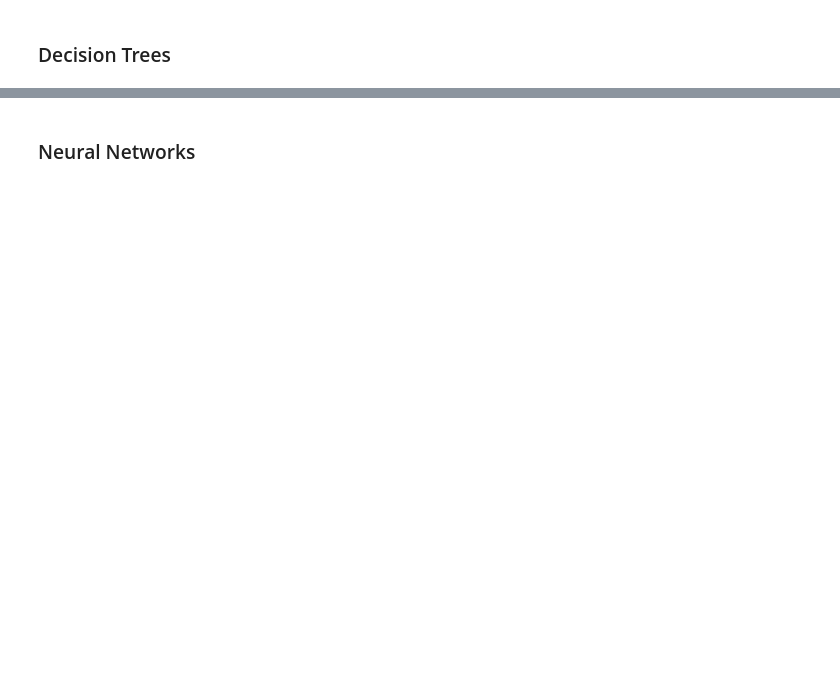
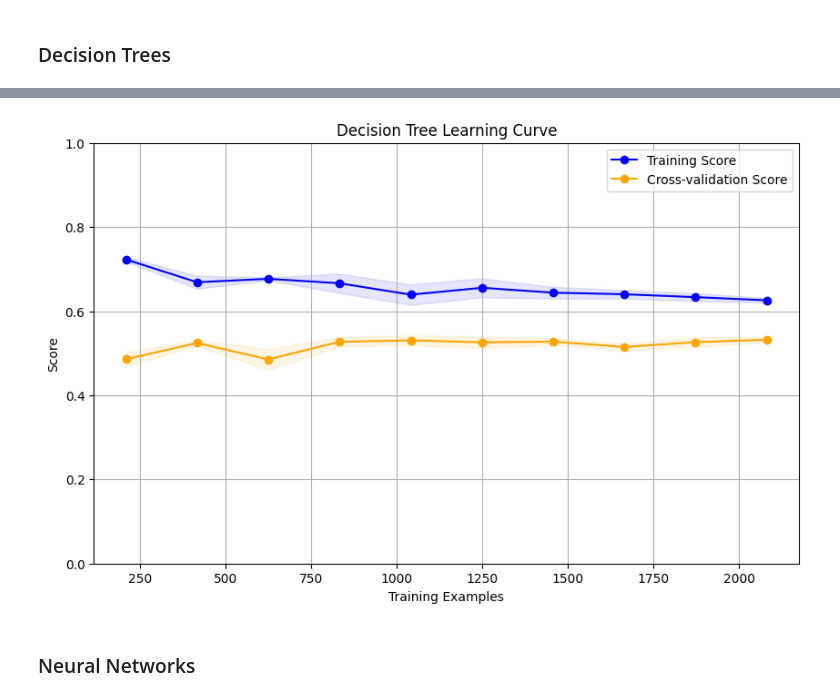
Before and after one commit to AmasiaNalbandian/MachineLearning, a Jupyter notebook: ChurnersNotebook.ipynb, the cells around one changed output, grey strips where cells are left out. Drawn from its saved outputs; the diff is of its cells as text; code cells hidden in the pictures; blank space fills up the shorter version.

```diff
--- a/ChurnersNotebook.ipynb
+++ b/ChurnersNotebook.ipynb
@@ -57,4 +64,11 @@ X_train, X_test, y_train, y_test = train_test_split(X_resampled, y_resampled, te
 ### Decision Trees
 # %%
 from dt import dt
-best_dt_model, best_dt_params = dt(X_train, X_test, y_train, y_test, constants.CV)
+
+param_grid = {
+    'max_depth': [8,9,7,6,5],  # You can include 'None' for unlimited depth
+    'min_samples_split': [9, 13, 14, 15],
+    'min_samples_leaf': [1, 5, 9]
+}
+
+best_dt_model, best_dt_params = dt(X_train, X_test, y_train, y_test, param_grid)
@@ -61,6 +88,8 @@ best_dt_model, best_dt_params = dt(X_train, X_test, y_train, y_test, constants.C
 # %%
 from graphs import plot_learning_curve
-plot_learning_curve(best_dt_model, X_train, y_train, cv=constants.CV, scoring='accuracy', title="Decision Tree Learning Curve")
+plot_learning_curve(best_dt_model, X_train, y_train, scoring='accuracy', title="Decision Tree Learning Curve")
+# %% [output]
+[figure, added]
 # %% [markdown]
 ### Neural Networks
 # %%
```
Also changed, not shown: parts of 13 cells of this notebook, 6 other files.
